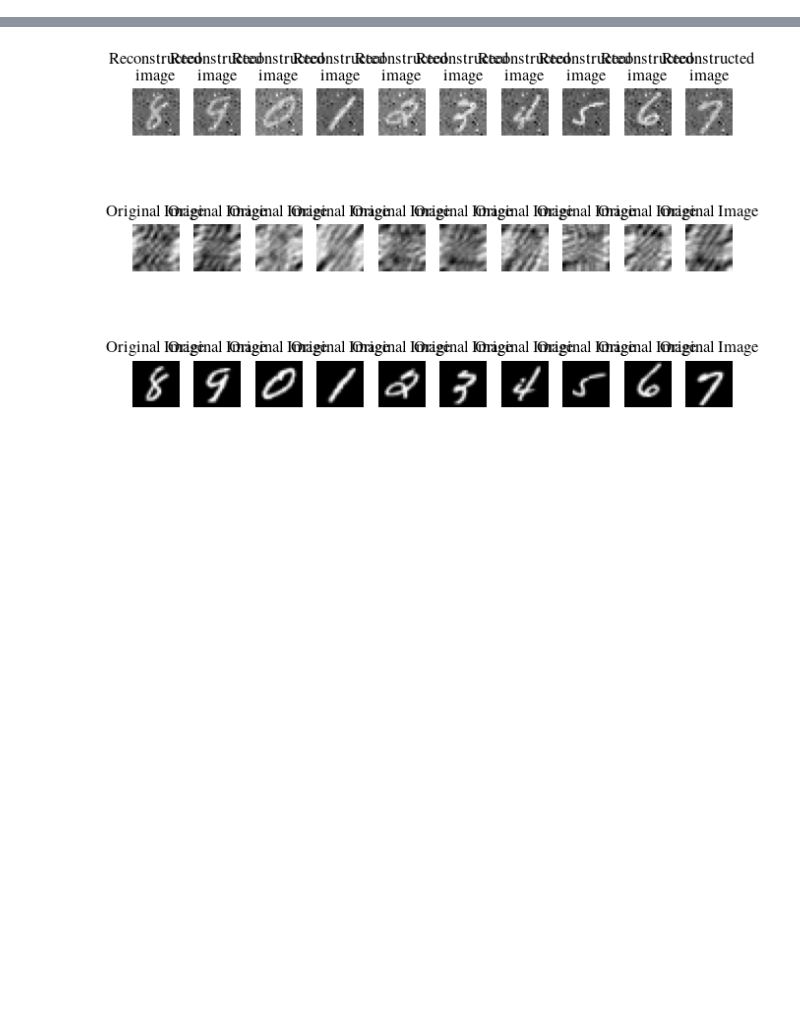
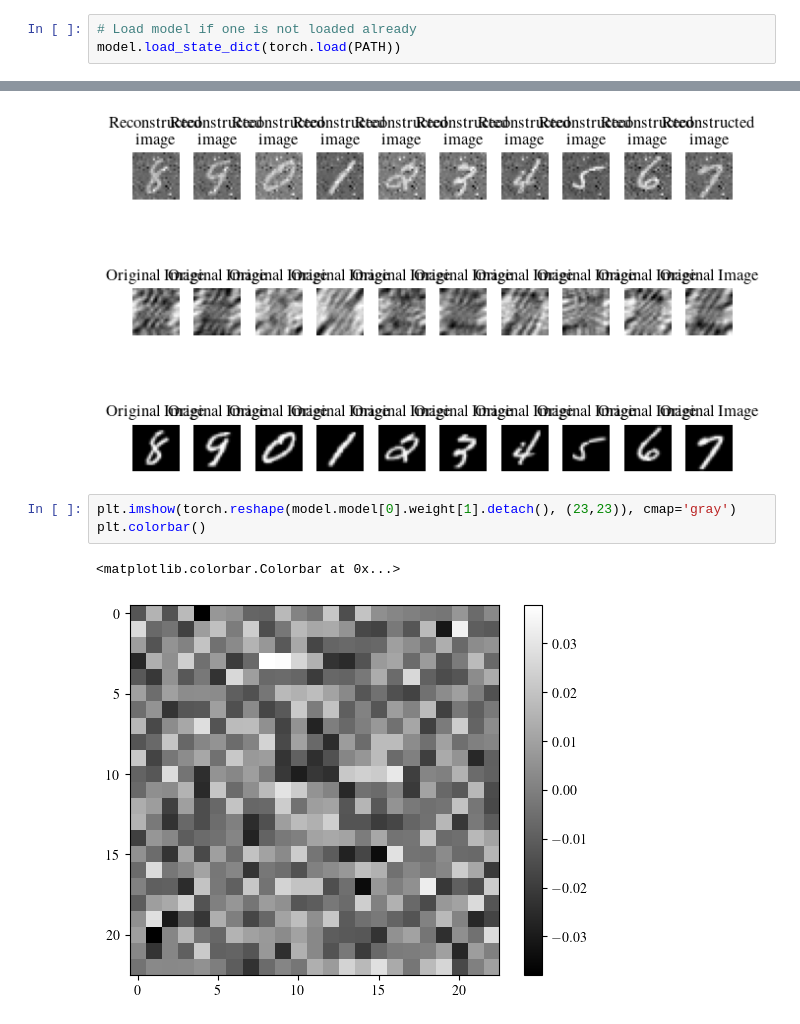
Before and after one commit to jornelasmunoz/UCM_Undergraduate_Research, a Jupyter notebook: jornelasmunoz/notebooks/Image Reconstruction Model.ipynb, the cells around one changed output, grey strips where cells are left out. Saved outputs shown, nothing was run; the diff lists cells and outputs as text; blank space fills up the shorter version.

Commit message:
Saved model and restarted kernel

```diff
--- a/jornelasmunoz/notebooks/Image Reconstruction Model.ipynb
+++ b/jornelasmunoz/notebooks/Image Reconstruction Model.ipynb
@@ -266,3 +266,6 @@ Wall time: 10min 24s
 torch.save(model.state_dict(), PATH)
 # %% [markdown]
 # Evaluation
+# %%
+# Load model if one is not loaded already
+model.load_state_dict(torch.load(PATH))
@@ -354,3 +359,9 @@ plt.tight_layout()
 plt.show()
 # %% [output]
 [figure]
+# %%
+plt.imshow(torch.reshape(model.model[0].weight[1].detach(), (23,23)), cmap='gray')
+plt.colorbar()
+# %% [output]
+<matplotlib.colorbar.Colorbar at 0x...>
+[figure, added]
```
Also changed, not shown: parts of 5 cells of this notebook.
